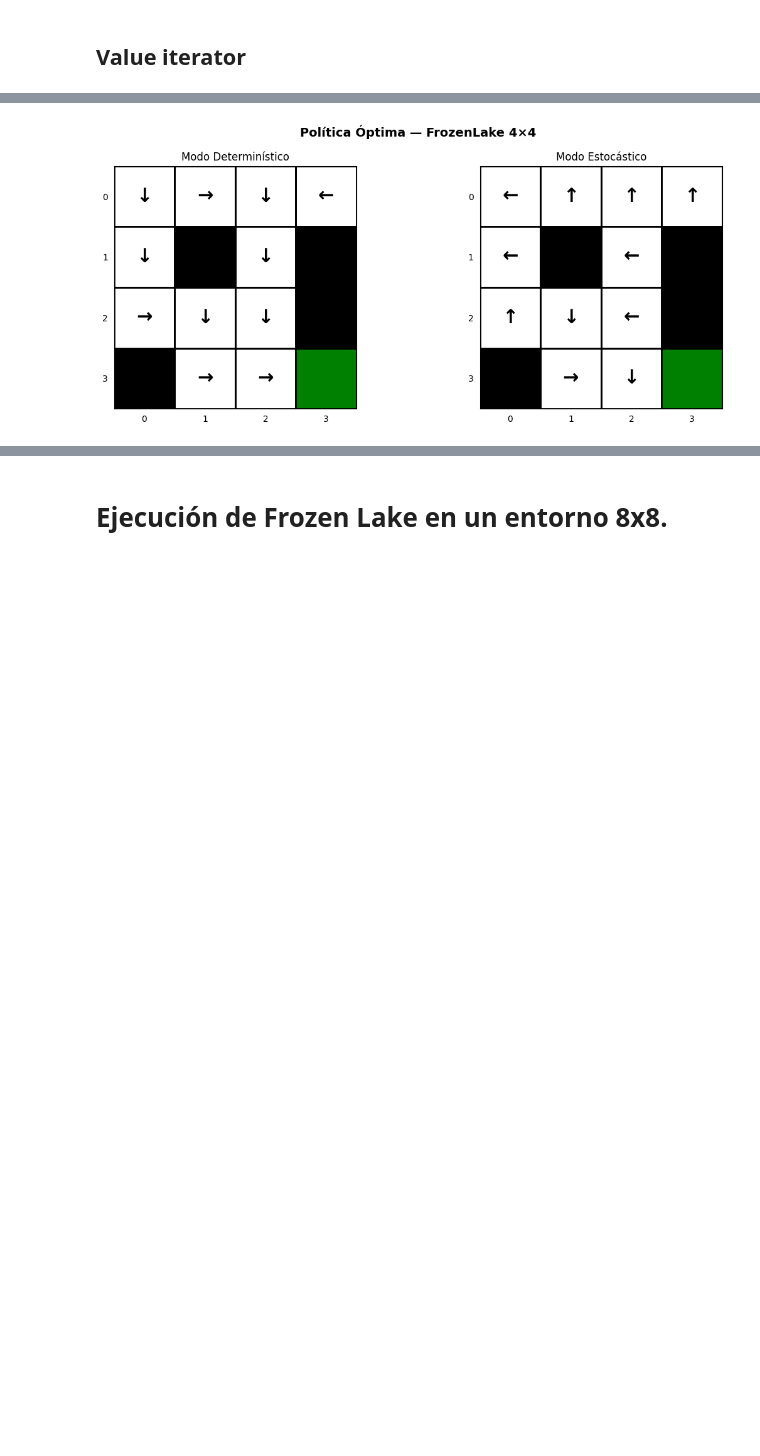
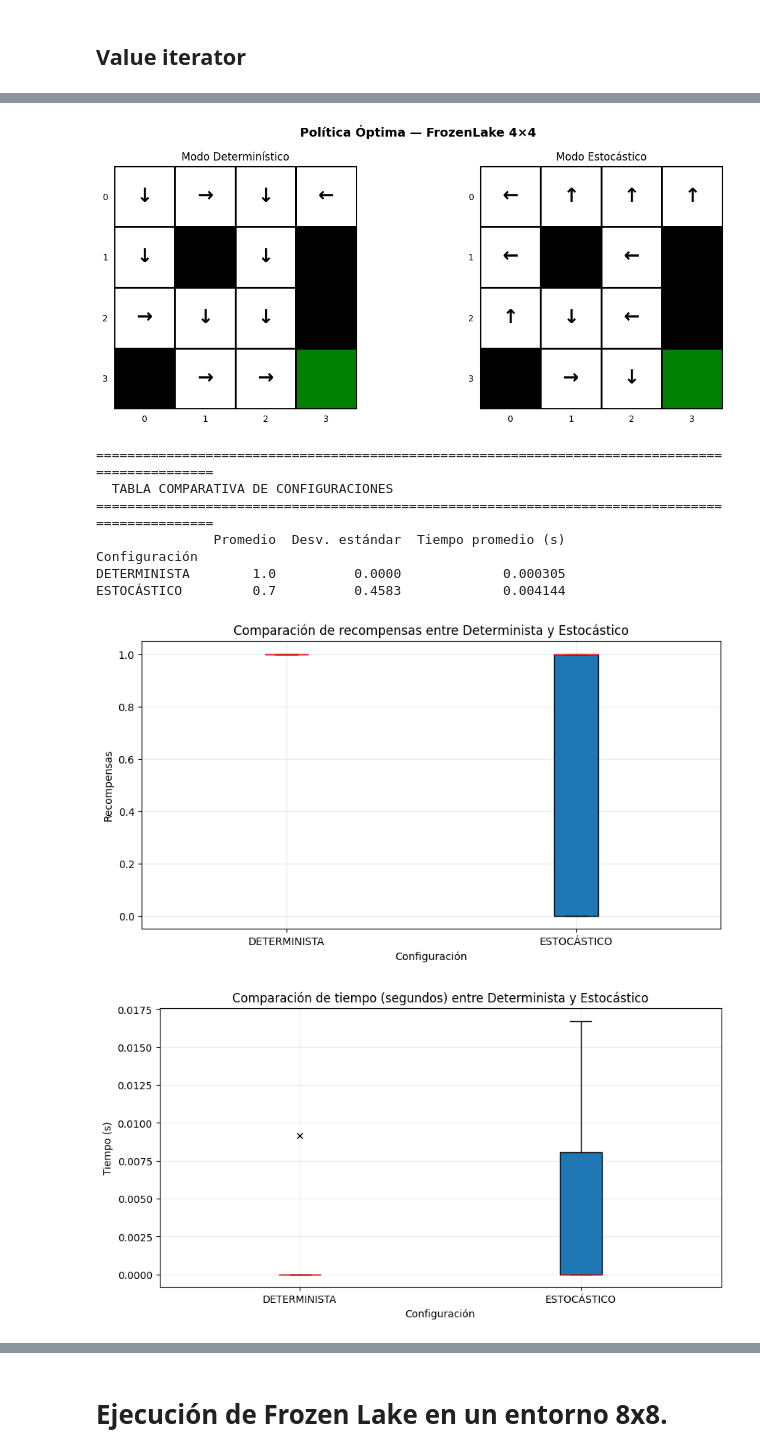
Before and after one commit to Alaan20/LAB3-IA-JUEGO, a Jupyter notebook: LAB-NOTEBOOK.ipynb, the cells around one changed output, grey strips where cells are left out. Drawn from its saved outputs; the diff is of its cells as text; code cells hidden in the pictures; blank space fills up the shorter version.

```diff
--- a/LAB-NOTEBOOK.ipynb
+++ b/LAB-NOTEBOOK.ipynb
@@ -251,6 +439,7 @@ def ejecutar_frozen_lake(bool_estocastico, dimension):
     print(f"FROZEN LAKE {tipo_matriz} {dimension}x{dimension}")
     conjunto_recompensas = []
     suma = 0
+    conjunto_tiempos = []
     for i in range(30):
         env = gym.make("FrozenLake-v1", is_slippery=bool_estocastico, map_name=f"{dimension}x{dimension}")
         observation, info = env.reset()
@@ -266,6 +455,7 @@ def ejecutar_frozen_lake(bool_estocastico, dimension):
             impresion_matriz_v_y_politica(tipo_matriz, matriz_costos_v, politica, dimension)
 
         estado_actual = observation
+        tiempo_inicial = time.time()
         while not episode_over:
             action = politica.get(estado_actual)
             estado_actual, reward, terminated, truncated, info = env.step(action)
@@ -274,6 +464,8 @@ def ejecutar_frozen_lake(bool_estocastico, dimension):
 
             episode_over = terminated or truncated
 
+        tiempo_transcurrido = time.time() - tiempo_inicial
+        conjunto_tiempos.append(tiempo_transcurrido)
         print(f"Ejecución {i + 1}: Recompensa = {total_reward}")
         conjunto_recompensas.append(total_reward)
         suma += total_reward
@@ -282,19 +474,28 @@ def ejecutar_frozen_lake(bool_estocastico, dimension):
     porcentaje_exitos = suma / 30 * 100
     print(f"\nPorcentaje de exitos: {porcentaje_exitos:.4f}%")
 
-    return matriz_costos_v, politica, conjunto_recompensas
+    return matriz_costos_v, politica, {"label": tipo_matriz, "recompensas":conjunto_recompensas, "tiempos":conjunto_tiempos}
 # %%
 # Ejecución de Frozen Lake en un entorno Determinista.
 # %%
 dimension = 4
-matriz_costos_v_determinista, politica_determinista, recompensas_determinista = ejecutar_frozen_lake(False, dimension)
+resultados_generales = []
 
+matriz_costos_v_determinista, politica_determinista, resultados_determinista = ejecutar_frozen_lake(False, dimension)
+resultados_generales.append(resultados_determinista)
 print("\n\n\n\n")
-matriz_costos_v_estocastica, politica_estocastica, recompensas_estocastica = ejecutar_frozen_lake(True, dimension)
 
+matriz_costos_v_estocastica, politica_estocastica, resultados_estocastica = ejecutar_frozen_lake(True, dimension)
+resultados_generales.append(resultados_estocastica)
 print("\n\n\n\n")
+
 graficar_valor_iteration(matriz_costos_v_determinista, matriz_costos_v_estocastica, "value_iteration_4x4.png", dimension)
 graficar_politica_frozen_lake(politica_determinista, politica_estocastica, matriz_costos_v_determinista, matriz_costos_v_estocastica,"politica_4x4.png", dimension)
+
+tabla_comparativa(resultados_generales)
+graficar_comparacion(resultados_generales)
+graficar_solucion(resultados_generales)
+analisis_estadistico_recompensas(resultados_generales)
 # %% [output]
 FROZEN LAKE DETERMINISTA 4x4
 Matriz DETERMINISTA de Valores:
@@ -316,2 +517,11 @@ Porcentaje de exitos: 90.0000%
 [figure]
 [figure]
+===============================================================================================
+  TABLA COMPARATIVA DE CONFIGURACIONES
+===============================================================================================
+               Promedio  Desv. estándar  Tiempo promedio (s)
+Configuración
+DETERMINISTA        1.0          0.0000             0.000305
+ESTOCÁSTICO         0.7          0.4583             0.004144
+[figure, added]
+[figure, added]
```
Also changed, not shown: parts of 5 cells of this notebook.
